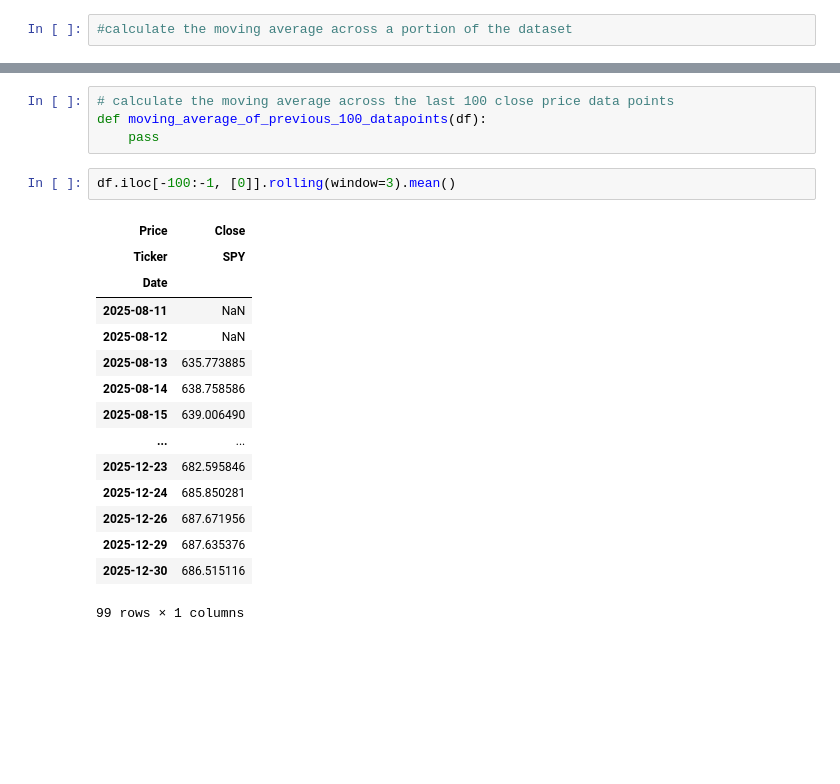
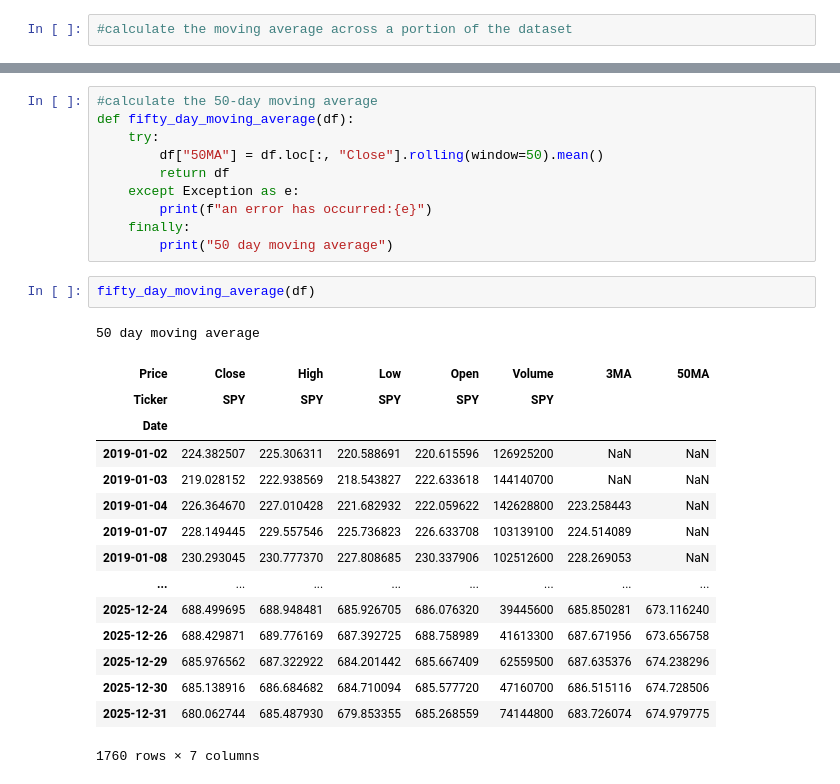
Before and after one commit to Jeffrey-Adjei/Technical-Indicator-Research, a Jupyter notebook: movingaverage.ipynb, the cells around one changed output, grey strips where cells are left out. Drawn from its saved outputs; the diff is of its cells as text; blank space fills up the shorter version.

```diff
--- a/movingaverage.ipynb
+++ b/movingaverage.ipynb
@@ -84,22 +87,29 @@ plt.show()
-# %%
-# calculate the moving average across the last 100 close price data points
-def moving_average_of_previous_100_datapoints(df):
-    pass
-# %%
-df.iloc[-100:-1, [0]].rolling(window=3).mean()
-# %% [output]
-| Price | Close |
-| Ticker | SPY |
-| Date |  |
-| 2025-08-11 | NaN |
-| 2025-08-12 | NaN |
-| 2025-08-13 | 635.773885 |
-| 2025-08-14 | 638.758586 |
-| 2025-08-15 | 639.006490 |
-| ... | ... |
-| 2025-12-23 | 682.595846 |
-| 2025-12-24 | 685.850281 |
-| 2025-12-26 | 687.671956 |
-| 2025-12-29 | 687.635376 |
-| 2025-12-30 | 686.515116 |
-99 rows × 1 columns
+# %%
+#calculate the 50-day moving average
+def fifty_day_moving_average(df):
+    try:
+        df["50MA"] = df.loc[:, "Close"].rolling(window=50).mean()
+        return df
+    except Exception as e:
+        print(f"an error has occurred:{e}")
+    finally:
+        print("50 day moving average")
+# %%
+fifty_day_moving_average(df)
+# %% [output]
+50 day moving average
+| Price | Close | High | Low | Open | Volume | 3MA | 50MA |
+| Ticker | SPY | SPY | SPY | SPY | SPY |  |  |
+| Date |  |  |  |  |  |  |  |
+| 2019-01-02 | 224.382507 | 225.306311 | 220.588691 | 220.615596 | 126925200 | NaN | NaN |
+| 2019-01-03 | 219.028152 | 222.938569 | 218.543827 | 222.633618 | 144140700 | NaN | NaN |
+| 2019-01-04 | 226.364670 | 227.010428 | 221.682932 | 222.059622 | 142628800 | 223.258443 | NaN |
+| 2019-01-07 | 228.149445 | 229.557546 | 225.736823 | 226.633708 | 103139100 | 224.514089 | NaN |
+| 2019-01-08 | 230.293045 | 230.777370 | 227.808685 | 230.337906 | 102512600 | 228.269053 | NaN |
+| ... | ... | ... | ... | ... | ... | ... | ... |
+| 2025-12-24 | 688.499695 | 688.948481 | 685.926705 | 686.076320 | 39445600 | 685.850281 | 673.116240 |
+| 2025-12-26 | 688.429871 | 689.776169 | 687.392725 | 688.758989 | 41613300 | 687.671956 | 673.656758 |
+| 2025-12-29 | 685.976562 | 687.322922 | 684.201442 | 685.667409 | 62559500 | 687.635376 | 674.238296 |
+| 2025-12-30 | 685.138916 | 686.684682 | 684.710094 | 685.577720 | 47160700 | 686.515116 | 674.728506 |
+| 2025-12-31 | 680.062744 | 685.487930 | 679.853355 | 685.268559 | 74144800 | 683.726074 | 674.979775 |
+1760 rows × 7 columns
```
Also changed, not shown: parts of 8 cells of this notebook.
